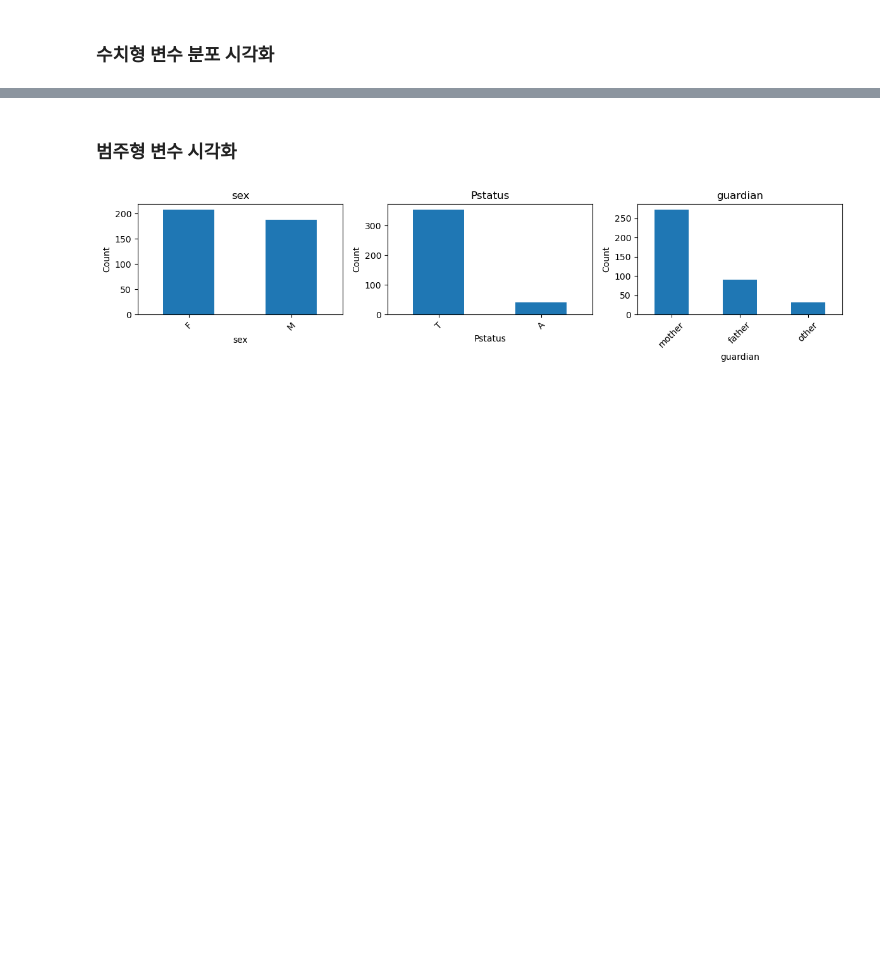
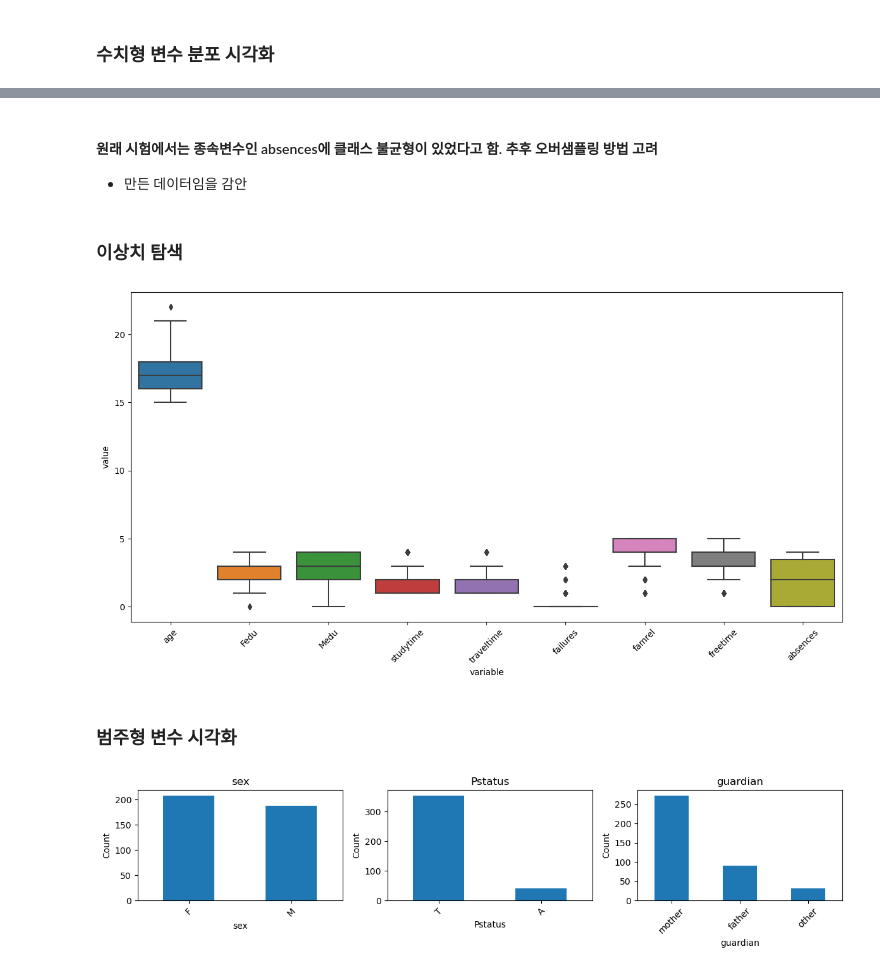
Before and after one commit to Minju-nimm/ADP, a Jupyter notebook: 기출/28회_ML.ipynb, the cells around one changed output, grey strips where cells are left out. Cells and saved outputs as stored; diff of their text form; code cells hidden in the pictures; blank space fills up the shorter version.

```diff
--- a/기출/28회_ML.ipynb
+++ b/기출/28회_ML.ipynb
@@ -157,3 +160,24 @@ plt.show()
+# %% [markdown]
+#### 원래 시험에서는 종속변수인 absences에 클래스 불균형이 있었다고 함. 추후 오버샘플링 방법 고려
+- 만든 데이터임을 감안
+# %% [markdown]
+### 이상치 탐색
+# %%
+import matplotlib.pyplot as plt
+import seaborn as sns
+
+# boxplot을 그리기 위해 범주형 변수 제거 후 수치형 변수 columns 활용
+continuous_vars = df.select_dtypes(include=['int64', 'float64']).columns
+
+X = df[continuous_vars]
+df_v1 = pd.melt(X ,var_name='variable', value_name='value')
+
+plt.figure(figsize = (15, 7))
+sns.boxplot(x='variable', y='value', data=df_v1)
+plt.xticks(range(len(X.columns)), X.columns, rotation=45)
+plt.show()
+# %% [output]
+[figure, added]
 # %% [markdown]
 ### 범주형 변수 시각화
 # %%
```
Also changed, not shown: parts of 40 cells of this notebook.
